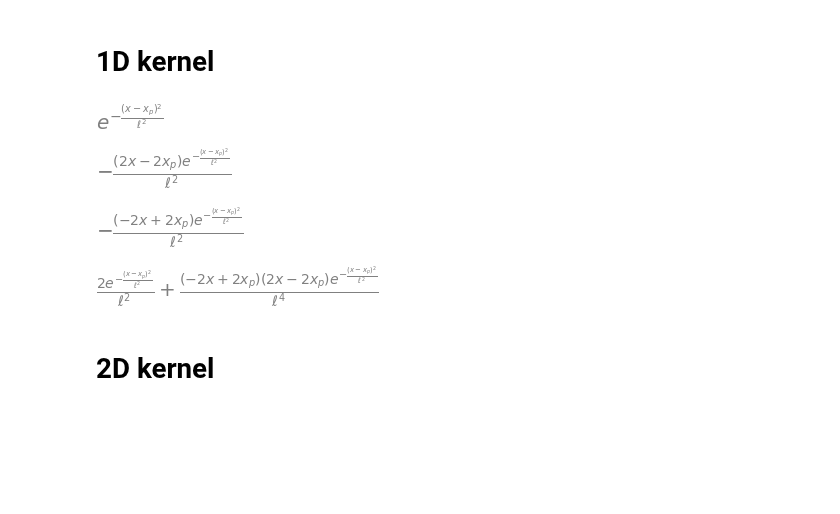
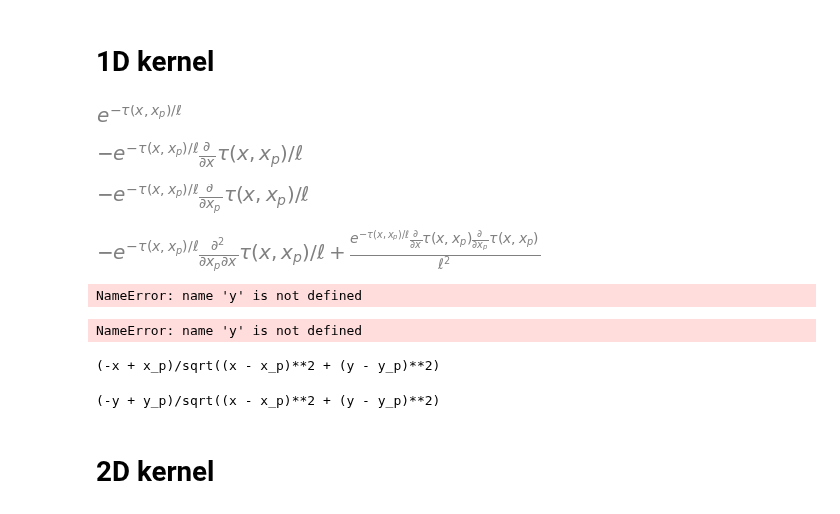
Before and after one commit to TIDE-ITRH/swot_adac_naust, a Jupyter notebook: NOTEBOOKS/helmholtz_gp_maths.ipynb, the cells around one changed output. Drawn from its saved outputs; the diff is of its cells as text; code cells hidden in the pictures; blank space fills up the shorter version.

```diff
--- a/NOTEBOOKS/helmholtz_gp_maths.ipynb
+++ b/NOTEBOOKS/helmholtz_gp_maths.ipynb
@@ -51,25 +51,51 @@ x, x_p, ℓ = symbols('x x_p ℓ')
 
 init_printing(use_unicode=True)
 # %%
-F = exp(-(sqrt((x-x_p)**2)/(ℓ))**2)
+# F = exp(-(sqrt((x-x_p)**2)/(ℓ))**2)
+#d = sqrt((x-x_p)**2)
+# d = abs(x-x_p)
+
+tau = Function('tau')
+d = tau(x, x_p)
+F = exp(-(d/ℓ)**1)
+
 F
 # %% [output]
-[figure, old version]
+[figure, new version]
 # %%
 dF_dx = diff(F, x)
 dF_dx
 # %% [output]
-[figure, old version]
+[figure, new version]
 # %%
 dF_dxp = diff(F, x_p)
 dF_dxp
 # %% [output]
-[figure, old version]
+[figure, new version]
 # %%
 d2F_dxdxp = diff(dF_dx, x_p)
 d2F_dxdxp
 # %% [output]
-[figure, old version]
+[figure, new version]
+# %%
+d = sqrt((x-x_p)**2 + (y-y_p)**2)
+#d = (x-x_p)**2 + (y-y_p)**2
+
+print(diff(d, x))
+# %% [output]
+NameError: name 'y' is not defined
+# %%
+print(diff(d, y))
+# %% [output]
+NameError: name 'y' is not defined
+# %%
+print(diff(d, x_p))
+# %% [output]
+(-x + x_p)/sqrt((x - x_p)**2 + (y - y_p)**2)
+# %%
+print(diff(d, y_p))
+# %% [output]
+(-y + y_p)/sqrt((x - x_p)**2 + (y - y_p)**2)
 # %% [markdown]
 # 2D kernel
 # %%
```
Also changed, not shown: parts of 19 cells of this notebook, 2 other files.
